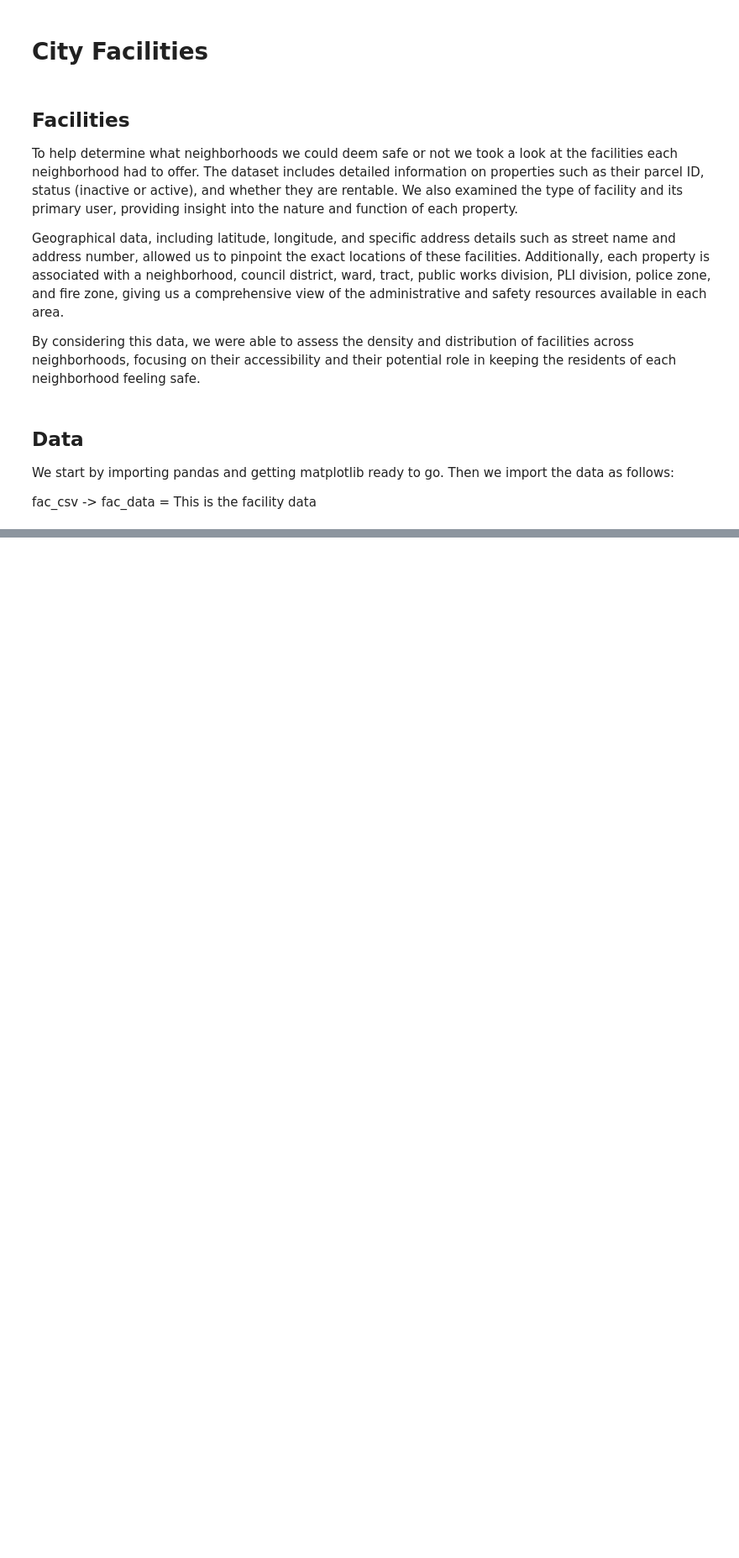
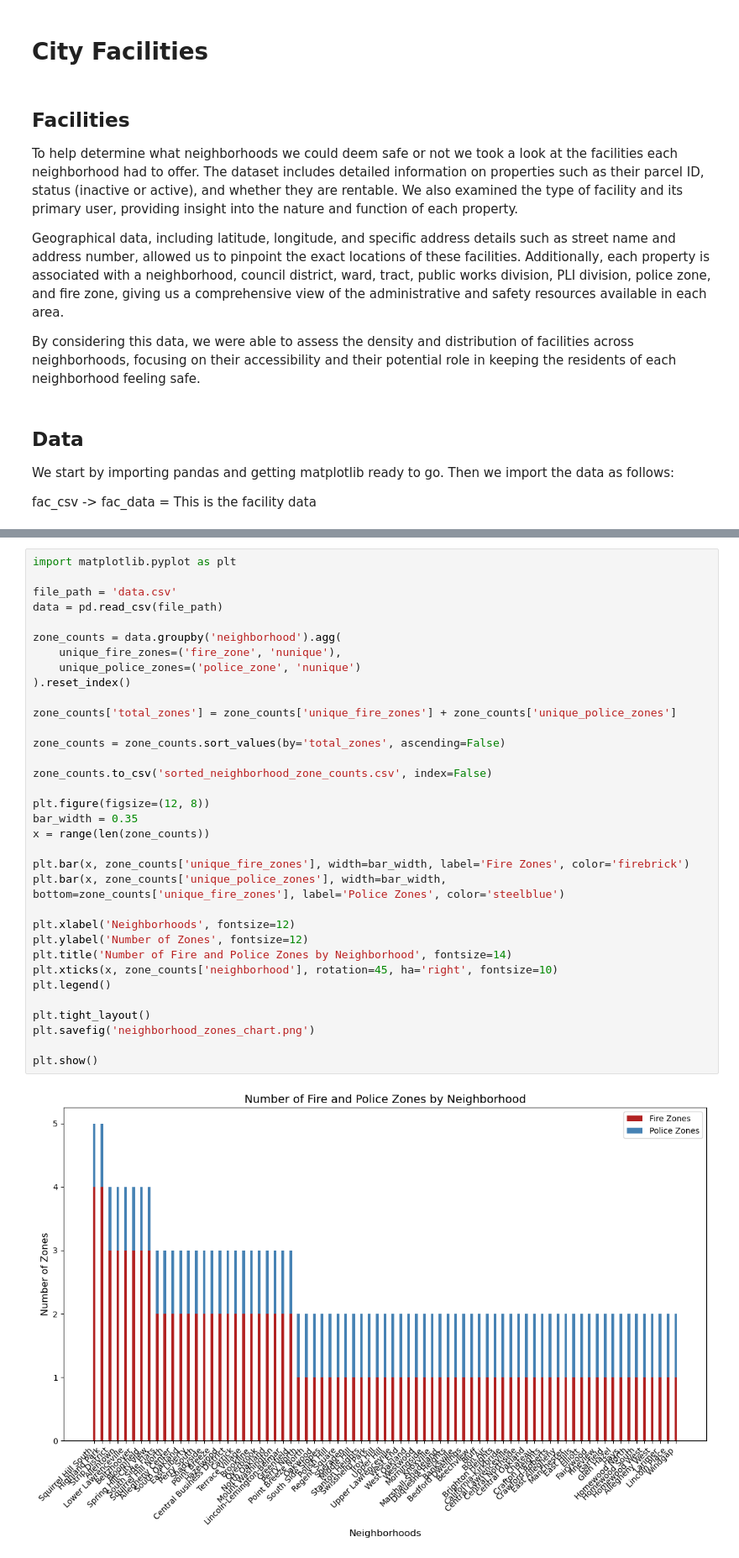
Before and after one commit to TyM022/Final-Project, a Jupyter notebook: tnm38notebook.ipynb, the cells around one changed output, grey strips where cells are left out. Shown at 84% size. Saved outputs shown, nothing was run; the diff lists cells and outputs as text; blank space fills up the shorter version.

```diff
--- a/tnm38notebook.ipynb
+++ b/tnm38notebook.ipynb
@@ -38,0 +47,36 @@ The data from the table above shows all the deparmtents, neighborhoods, wards,fi
+# %%
+import matplotlib.pyplot as plt
+
+file_path = 'data.csv'
+data = pd.read_csv(file_path)
+
+zone_counts = data.groupby('neighborhood').agg(
+    unique_fire_zones=('fire_zone', 'nunique'),
+    unique_police_zones=('police_zone', 'nunique')
+).reset_index()
+
+zone_counts['total_zones'] = zone_counts['unique_fire_zones'] + zone_counts['unique_police_zones']
+
+zone_counts = zone_counts.sort_values(by='total_zones', ascending=False)
+
+zone_counts.to_csv('sorted_neighborhood_zone_counts.csv', index=False)
+
+plt.figure(figsize=(12, 8))
+bar_width = 0.35
+x = range(len(zone_counts))
+
+plt.bar(x, zone_counts['unique_fire_zones'], width=bar_width, label='Fire Zones', color='firebrick')
+plt.bar(x, zone_counts['unique_police_zones'], width=bar_width, bottom=zone_counts['unique_fire_zones'], label='Police Zones', color='steelblue')
+
+plt.xlabel('Neighborhoods', fontsize=12)
+plt.ylabel('Number of Zones', fontsize=12)
+plt.title('Number of Fire and Police Zones by Neighborhood', fontsize=14)
+plt.xticks(x, zone_counts['neighborhood'], rotation=45, ha='right', fontsize=10)
+plt.legend()
+
+plt.tight_layout()
+plt.savefig('neighborhood_zones_chart.png')
+
+plt.show()
+# %% [output]
+[figure, added]
```
Also changed, not shown: parts of 5 cells of this notebook, 4 other files.
